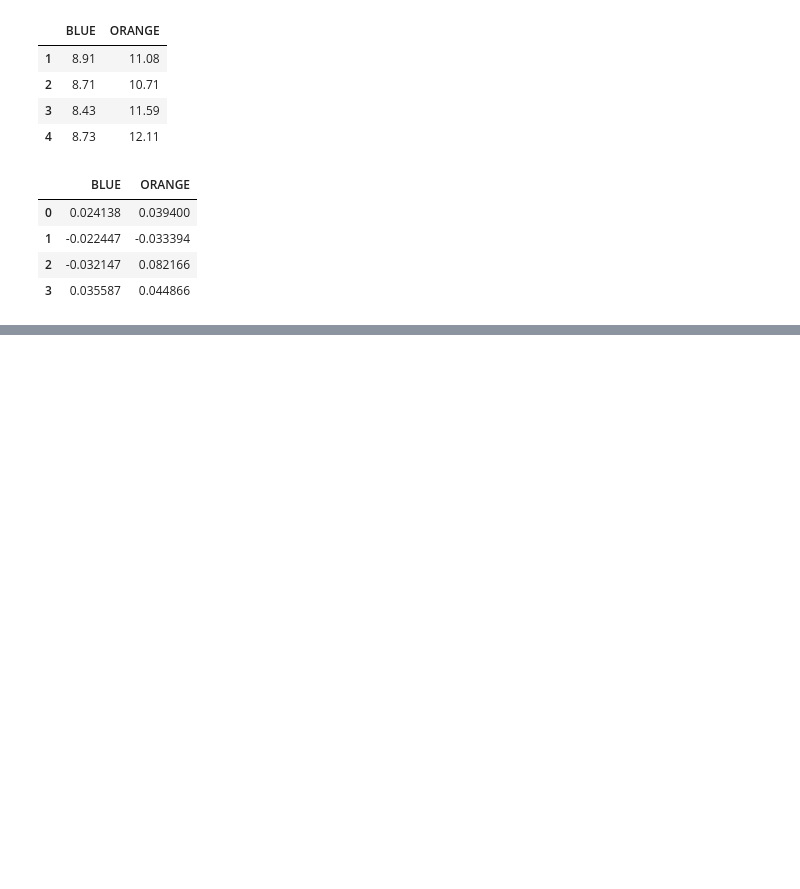
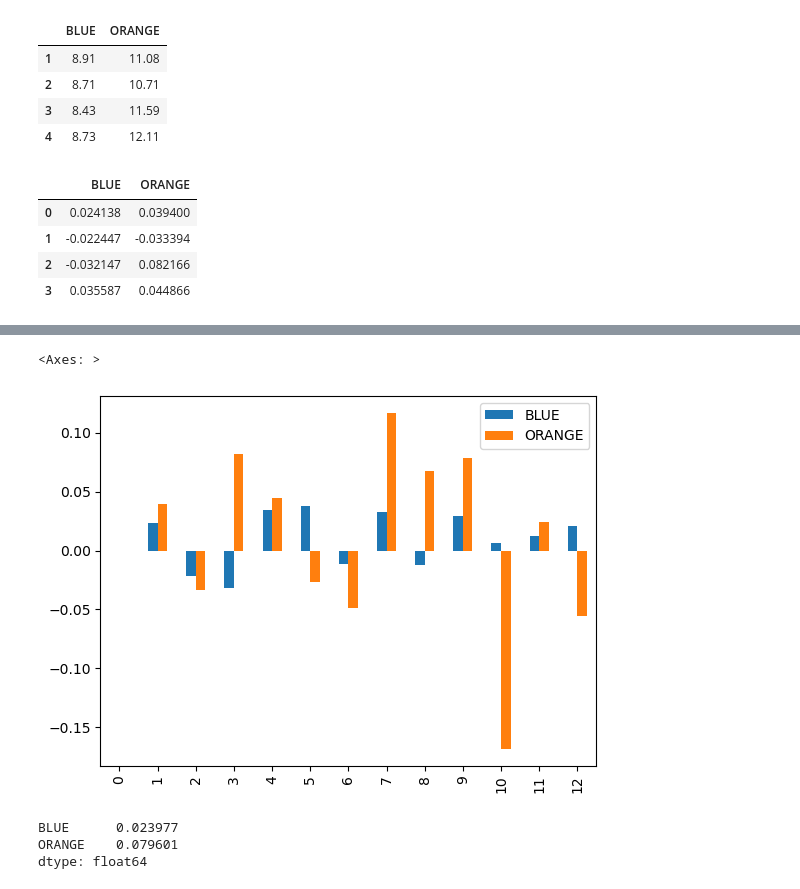
Before and after one commit to fran-salas/portfolio_analyst, a Jupyter notebook: Introduction.ipynb, the cells around one changed output, grey strips where cells are left out. Drawn from its saved outputs; the diff is of its cells as text; code cells hidden in the pictures; blank space fills up the shorter version.

```diff
--- a/Introduction.ipynb
+++ b/Introduction.ipynb
@@ -68,0 +108,3 @@ prices.iloc[1:].values/prices.iloc[:-1] - 1
+# %%
+returns = prices.pct_change
+returns()
@@ -68,0 +131,11 @@ prices.iloc[1:].values/prices.iloc[:-1] - 1
+# %%
+returns().plot.bar()
+# %% [output]
+<Axes: >
+[figure, added]
+# %%
+returns().std()
+# %% [output]
+BLUE      0.023977
+ORANGE    0.079601
+dtype: float64
```
Also changed, not shown: parts of 9 cells of this notebook, 16 other files.
